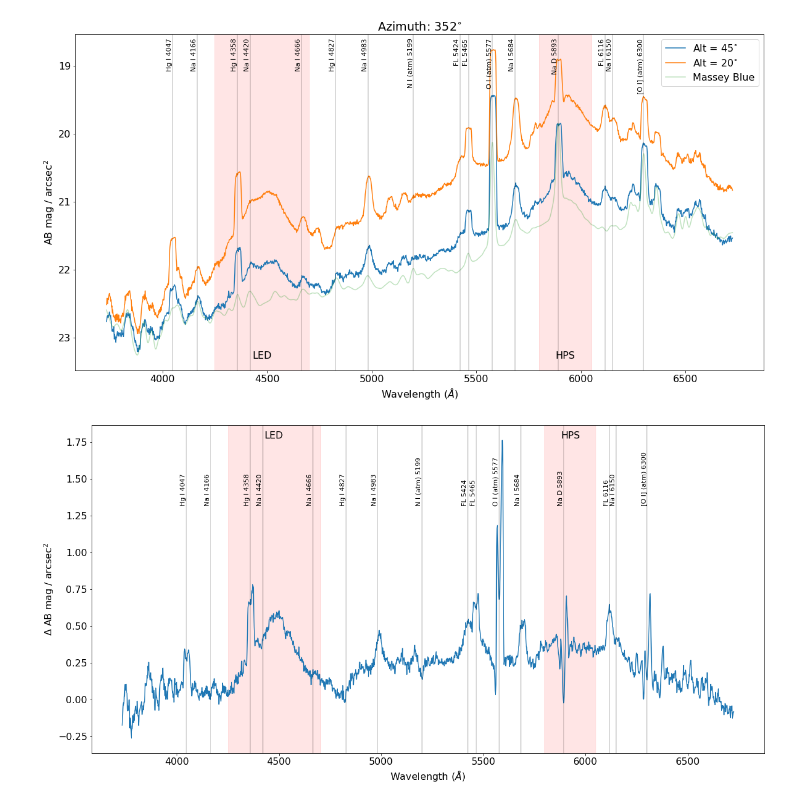
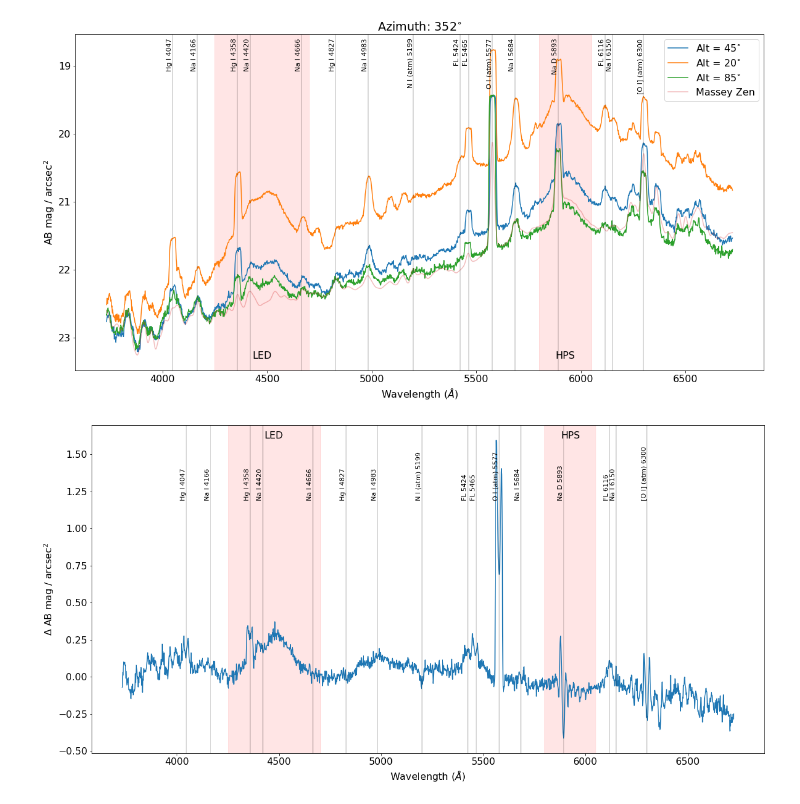
Before and after one commit to MMTObservatory/mmto_sky_brightness, a Jupyter notebook: sky_spectra.ipynb, the cells around one changed output. Drawn from its saved outputs; the diff is of its cells as text; code cells hidden in the pictures.

```diff
--- a/sky_spectra.ipynb
+++ b/sky_spectra.ipynb
@@ -42,17 +42,22 @@ plt.rc('font', size=16)
 plt.figure(figsize=[20,10])
 tus_el45 = load_sky_spectrum("20191005/pypeit/Science/spec1d_skyobs0036-sky_az352_el45_Blue_Channel_2019Oct06T091809.000.fits")
 tus_el20 = load_sky_spectrum("20191005/pypeit/Science/spec1d_skyobs0031-sky_az352_el20_Blue_Channel_2019Oct06T090420.000.fits")
+zen = load_sky_spectrum("20191005/pypeit/Science/spec1d_skyobs0008-sky_az270_el85_Blue_Channel_2019Oct06T080122.000.fits")
+#zen = load_sky_spectrum("20190607_ggw/pypeit/Science/spec1d_skyobs0007-sky_az90_el85_Blue_Channel_2019Jun07T081307.000.fits")
 tus_el45.convert('abmag')
 tus_el20.convert('abmag')
+zen.convert('abmag')
 w = massey_blue.wave
 tus_el45_flux = tus_el45.sample(w)
 tus_el20_flux = tus_el20.sample(w)
+zen_flux = zen.sample(w)
 txt_y = 18.6
 kernel = Gaussian1DKernel(7)
 massey_smooth = convolve(massey_blue.flux.data, kernel, nan_treatment='fill', boundary='extend')
 plt.plot(w, tus_el45_flux, label="Alt = 45$^{\circ}$")
 plt.plot(w, tus_el20_flux, label="Alt = 20$^{\circ}$")
-plt.plot(w, massey_smooth, alpha=0.3, label="Massey Blue")
+plt.plot(w, zen_flux, label="Alt = 85$^{\circ}$")
+plt.plot(w, massey_smooth, alpha=0.3, label="Massey Zen")
 #plt.plot(massey_red.wave, massey_red.flux, alpha=0.3, label="Massey Red")
 plt.gca().invert_yaxis()
 plt.xlabel("Wavelength $(\AA)$")
@@ -71,25 +76,26 @@ plt.legend()
 plt.savefig("tucson.pdf")
 plt.show()
 # %% [output]
-[figure, old version]
+[figure, new version]
 # %%
 plt.rc('font', size=16)
 plt.figure(figsize=[20,10])
-diff = massey_smooth-tus_el45_flux
+diff = massey_smooth-zen_flux
 plt.ylabel("AB mag / arcsec$^2$")
 plt.plot(w, diff)
 txt_y = diff.max()
 for f in features:
     if f['low wave'] != f['high wave']:
         plt.axvspan(f['low wave'], f['high wave'], color='r', alpha=0.1)
         txt_x = 0.5*(f['low wave'] + f['high wave'])
         plt.text(txt_x, txt_y, f['name'], horizontalalignment='center', verticalalignment='bottom')
     else:
         x = f['low wave']
         plt.text(x, 0.75*txt_y, f"{f['name']} {x}", rotation='vertical', fontsize='x-small', horizontalalignment='right')
         plt.axvline(x, color='black', alpha=0.2)
 plt.xlabel("Wavelength $(\AA)$")
 plt.ylabel("$\Delta$ AB mag / arcsec$^2$")
+plt.savefig("zenith_diff.pdf")
 plt.show()
 # %% [output]
-[figure, old version]
+[figure, new version]
```
Also changed, not shown: parts of 8 cells of this notebook.
